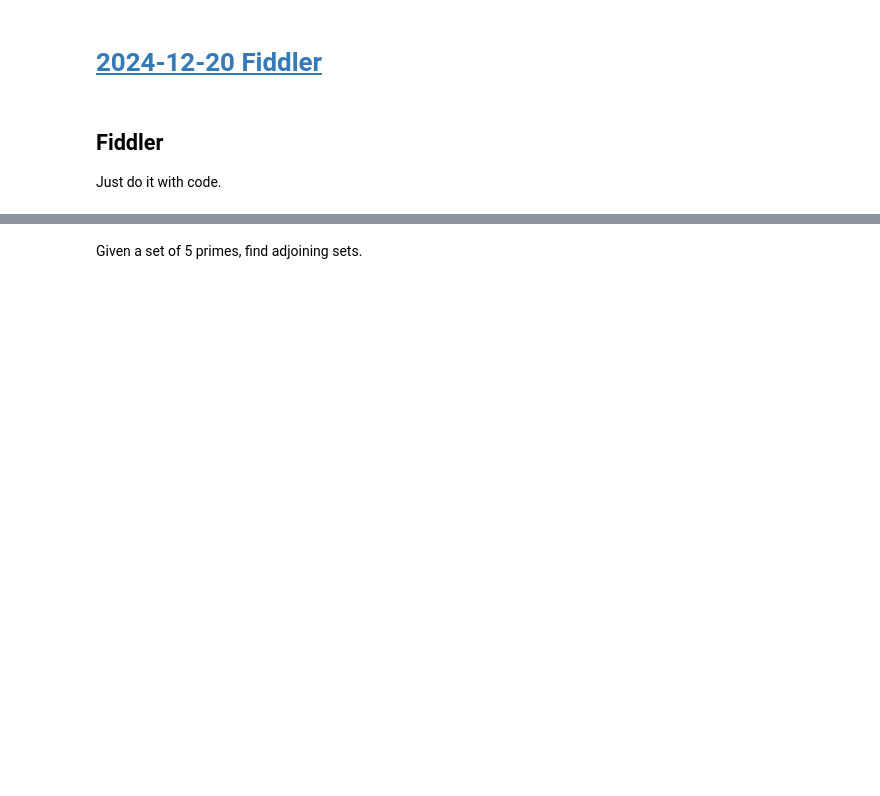
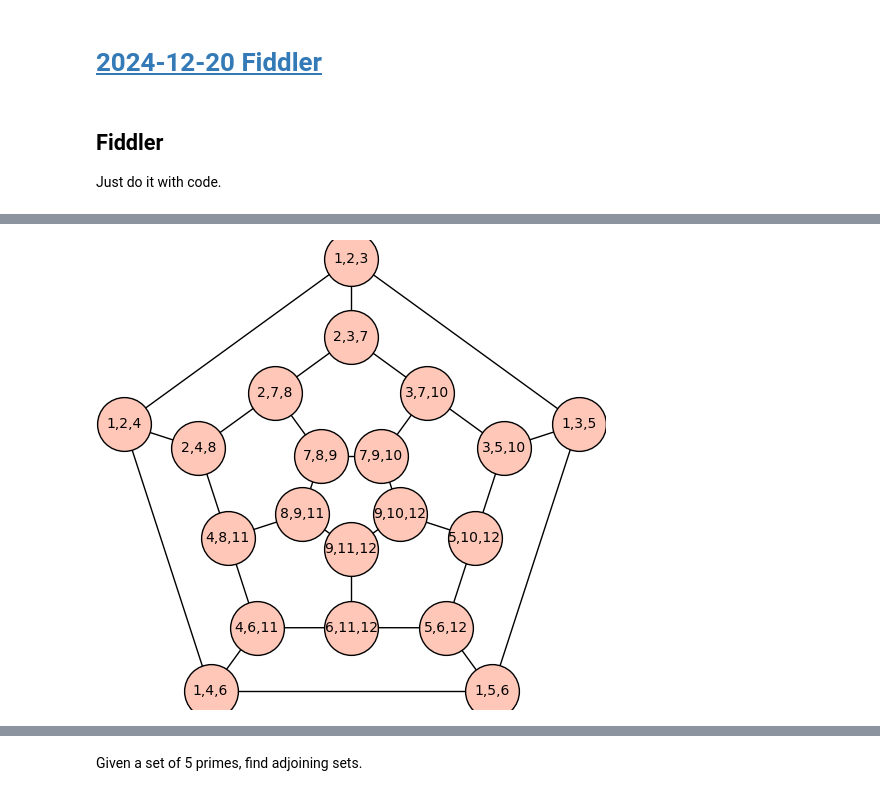
Before and after one commit to qpliu/sunday-puzzle, a Jupyter notebook: riddler/2024/20241220.ipynb, the cells around one changed output, grey strips where cells are left out. Drawn from its saved outputs; the diff is of its cells as text; code cells hidden in the pictures; blank space fills up the shorter version.

```diff
--- a/riddler/2024/20241220.ipynb
+++ b/riddler/2024/20241220.ipynb
@@ -120,0 +68,11 @@ d20(faces)
+# %%
+g = graphs.DodecahedralGraph()
+g.relabel({
+    0: '1,2,3',   1: '1,2,4',   2: '1,4,6',    3: '1,5,6',   19:'1,3,5',
+    10:'2,3,7',   9: '2,7,8',   11:'3,7,10',   8: '2,4,8',   13:'7,8,9',
+    12:'7,9,10',  18:'3,5,10',  7: '4,8,11',   14:'8,9,11',  15:'9,11,12',
+    16:'9,10,12', 17:'5,10,12', 6: '4,6,11',   5: '6,11,12', 4: '5,6,12',
+})
+g.plot(vertex_size=1500)
+# %% [output]
+[figure, added]
```
Also changed, not shown: parts of 27 cells of this notebook.
